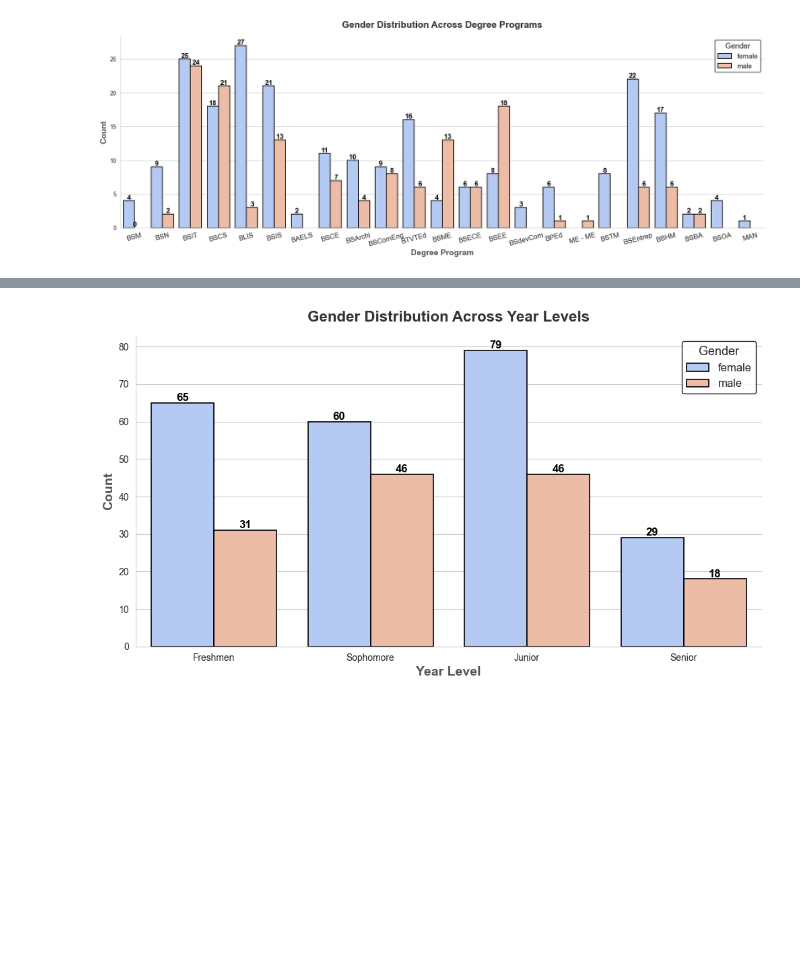
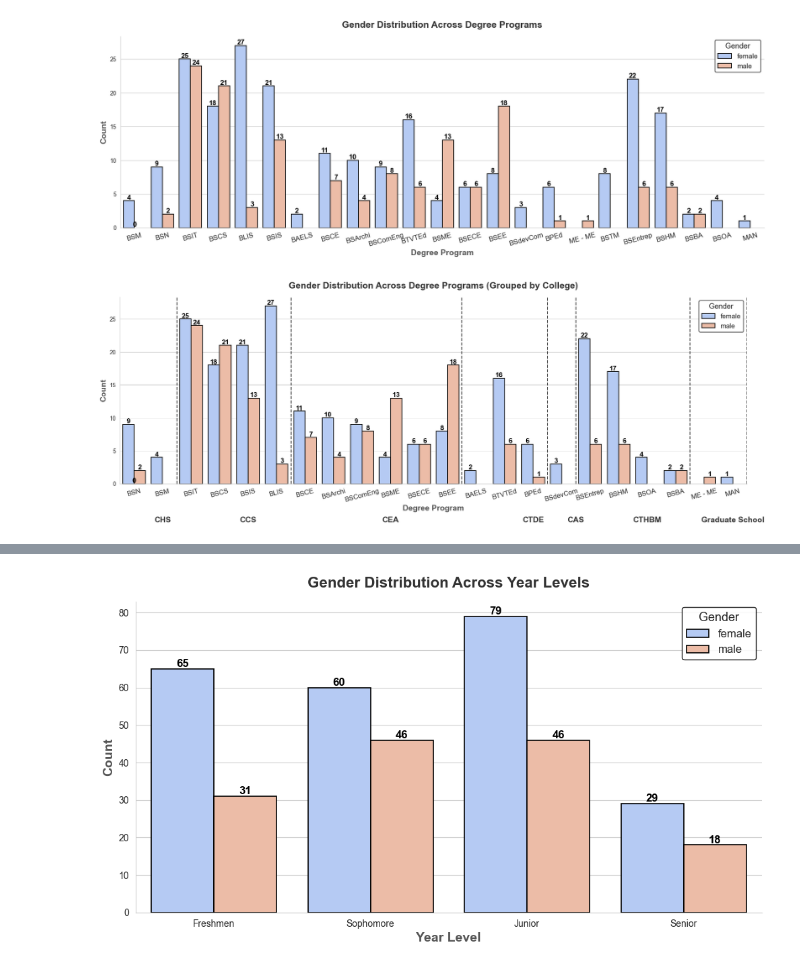
Before and after one commit to Joshua-Ean-Valera/leons.github.io, a Jupyter notebook: Love_Data.ipynb, the cells around one changed output, grey strips where cells are left out. Cells and saved outputs as stored; diff of their text form; code cells hidden in the pictures; blank space fills up the shorter version.

```diff
--- a/Love_Data.ipynb
+++ b/Love_Data.ipynb
@@ -220,3 +226,68 @@ my_sb.despine()
 my_pl.show()
 # %% [output]
 [figure]
+# %%
+import matplotlib.pyplot as plt
+import seaborn as sns
+
+# Define the custom order based on the colleges
+degree_order = [
+    "BSN", "BSM",  # CHS
+    "BSIT", "BSCS", "BSIS", "BLIS",  # CCS
+    "BSCE", "BSArchi", "BSComEng", "BSME", "BSECE", "BSEE",  # CEA
+    "BAELS", "BTVTEd", "BPEd",  # CTDE
+    "BSdevCom",  # CAS
+    "BSEntrep", "BSHM", "BSOA", "BSBA",  # CTHBM
+    "ME - ME", "MAN"  # Graduate School
+]
+
+# Define college group positions for vertical lines
+college_boundaries = {
+    "CHS": 2, "CCS": 6, "CEA": 12, "CTDE": 15, "CAS": 16, "CTHBM": 20, "Graduate School": 22
+}
+
+# Define college labels and positions
+college_labels = {
+    "CHS": 1, "CCS": 4, "CEA": 9, "CTDE": 14, "CAS": 15.5, "CTHBM": 18, "Graduate School": 21
+}
+
+# Set figure size
+plt.figure(figsize=(20, 6))
+
+# Create a count plot for gender distribution across degree programs with grouped order
+ax = sns.countplot(data=my_love, x="Degree_Program", hue="Gender",
+                   order=degree_order, palette="coolwarm", edgecolor="black", linewidth=1.2)
+
+# Add vertical lines to separate colleges
+for college, position in college_boundaries.items():
+    plt.axvline(x=position - 0.5, color='black', linestyle='--', linewidth=1.5, alpha=0.7)
+
+# Add college labels below the x-axis
+for college, position in college_labels.items():
+    plt.text(position, -5, college, ha='center', va='top', fontsize=14, fontweight="bold", color="#333")
+
+# Add annotations for exact count values
+for p in ax.patches:
+    ax.annotate(f'{int(p.get_height())}',
+                (p.get_x() + p.get_width() / 2, p.get_height()),
+                ha='center', va='bottom', fontsize=12, fontweight="bold", color="black")
+
+# Improve titles and labels
+plt.title("Gender Distribution Across Degree Programs (Grouped by College)", fontsize=16, fontweight="bold", pad=15, color="#333")
+plt.xlabel("Degree Program", fontsize=14, fontweight="bold", color="#555")
+plt.ylabel("Count", fontsize=14, fontweight="bold", color="#555")
+
+# Rotate x-axis labels for better readability
+plt.xticks(rotation=15, fontsize=12)
+
+# Enhance legend appearance
+legend = plt.legend(title="Gender", fontsize=12, title_fontsize=13, frameon=True, facecolor="white", edgecolor="black")
+legend.get_frame().set_alpha(0.9)
+
+# Remove top and right borders for a cleaner look
+sns.despine()
+
+# Display the plot
+plt.show()
+# %% [output]
+[figure, added]
```
Also changed, not shown: parts of 7 cells of this notebook.
